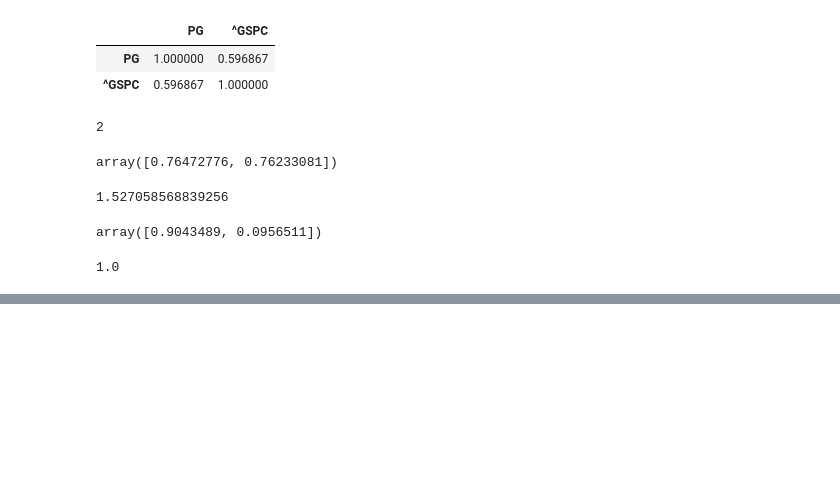
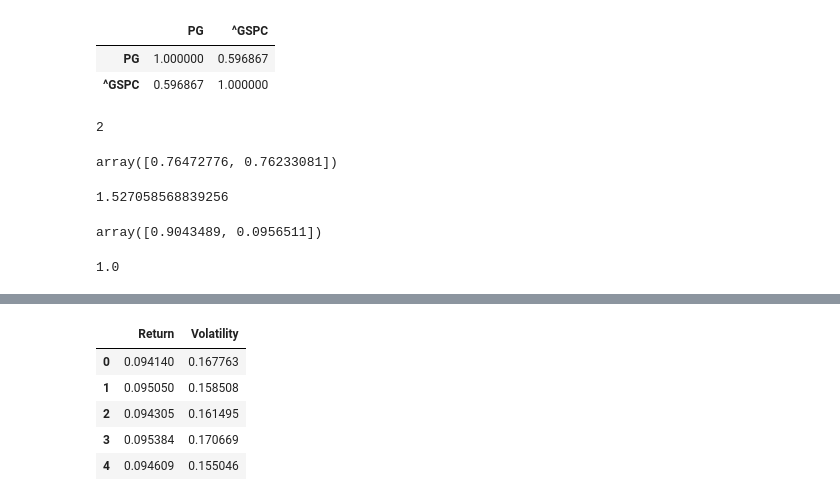
Before and after one commit to KrzysztofZ90/Finance-Python, a Jupyter notebook: Python for Finance/Efficient Frontier.ipynb, the cells around one changed output, grey strips where cells are left out. Drawn from its saved outputs; the diff is of its cells as text; code cells hidden in the pictures; blank space fills up the shorter version.

```diff
--- a/Python for Finance/Efficient Frontier.ipynb
+++ b/Python for Finance/Efficient Frontier.ipynb
@@ -88,0 +168,9 @@ weights[0] + weights[1]
+# %%
+portfolios.head()
+# %% [output]
+|  | Return | Volatility |
+| 0 | 0.094140 | 0.167763 |
+| 1 | 0.095050 | 0.158508 |
+| 2 | 0.094305 | 0.161495 |
+| 3 | 0.095384 | 0.170669 |
+| 4 | 0.094609 | 0.155046 |
```
Also changed, not shown: parts of 9 cells of this notebook.
